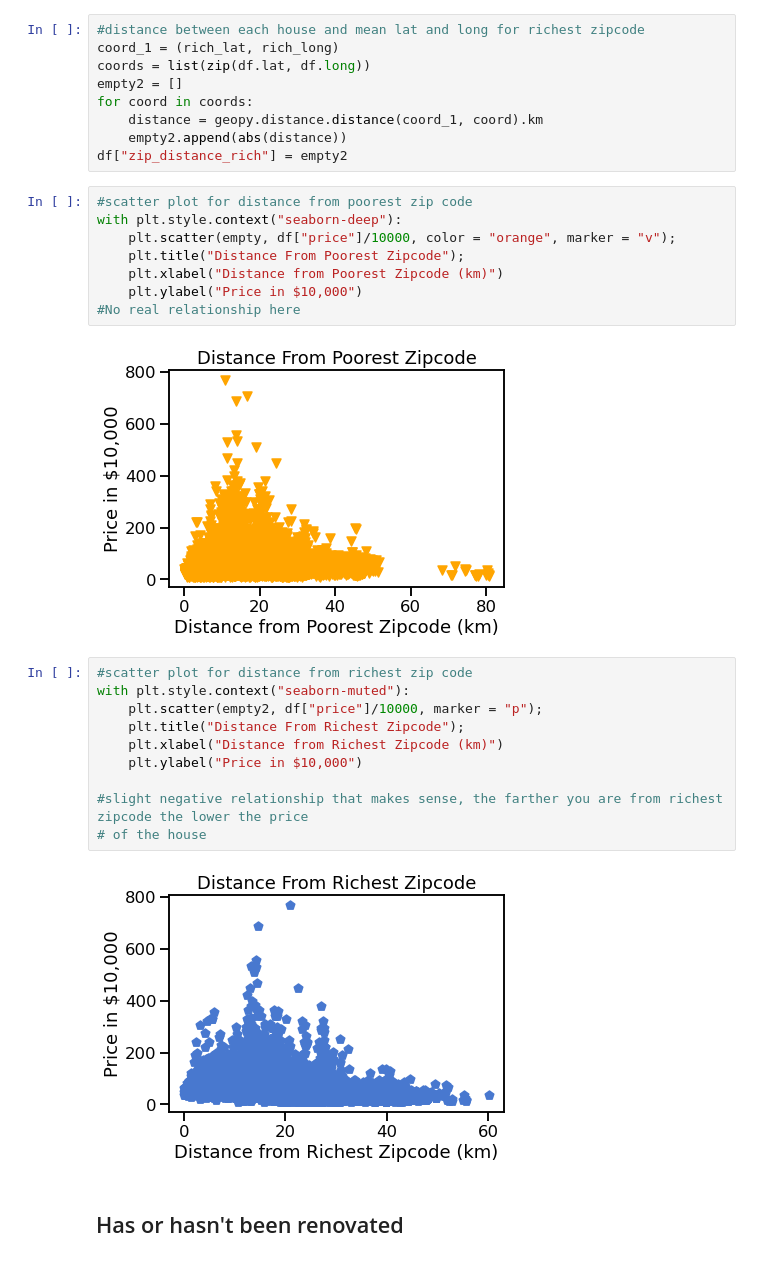
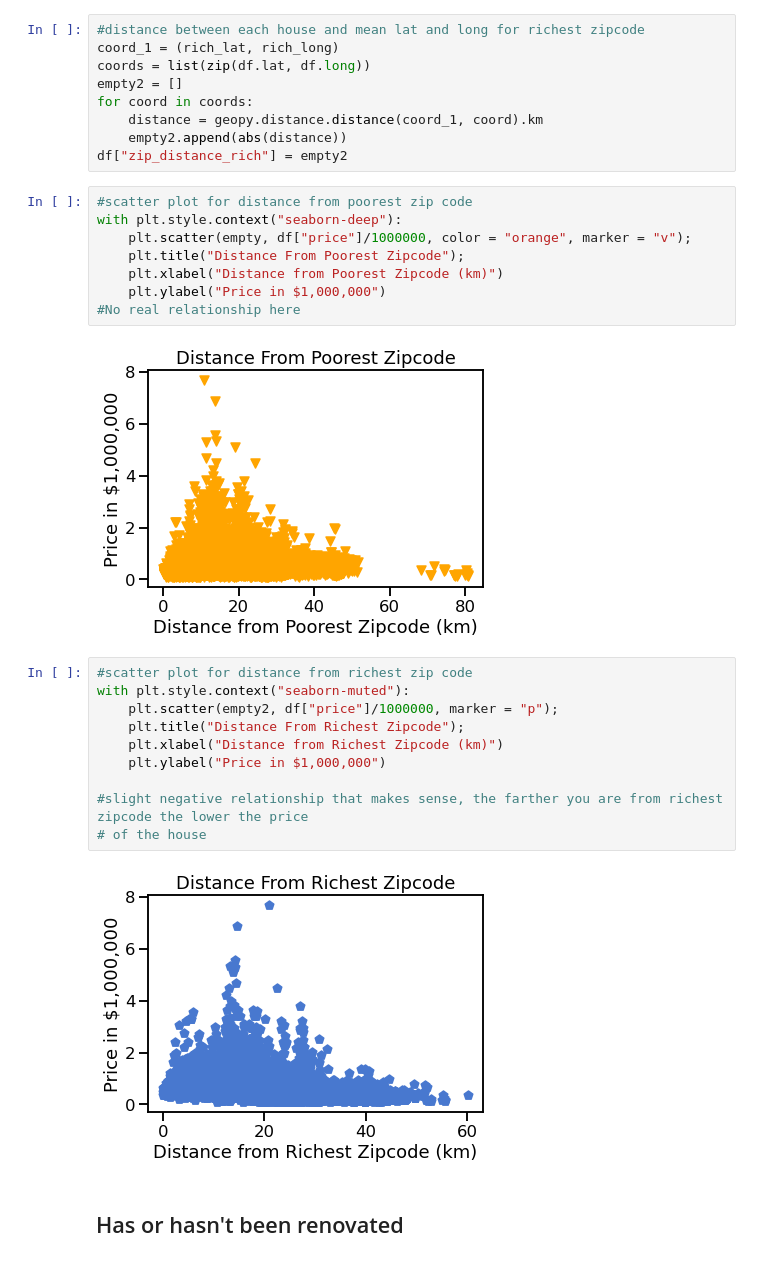
Before and after one commit to mzimmer52/Module-2, a Jupyter notebook: Final Version.ipynb, the cells around one changed output. Cells and saved outputs as stored; diff of their text form.

```diff
--- a/Final Version.ipynb
+++ b/Final Version.ipynb
@@ -239,25 +239,25 @@ df["zip_distance_rich"] = empty2
 # %%
 #scatter plot for distance from poorest zip code
 with plt.style.context("seaborn-deep"):
-    plt.scatter(empty, df["price"]/10000, color = "orange", marker = "v");
+    plt.scatter(empty, df["price"]/1000000, color = "orange", marker = "v");
     plt.title("Distance From Poorest Zipcode");
     plt.xlabel("Distance from Poorest Zipcode (km)")
-    plt.ylabel("Price in $10,000")
+    plt.ylabel("Price in $1,000,000")
 #No real relationship here
 # %% [output]
-[figure, old version]
+[figure, new version]
 # %%
 #scatter plot for distance from richest zip code
 with plt.style.context("seaborn-muted"):
-    plt.scatter(empty2, df["price"]/10000, marker = "p");
+    plt.scatter(empty2, df["price"]/1000000, marker = "p");
     plt.title("Distance From Richest Zipcode");
     plt.xlabel("Distance from Richest Zipcode (km)")
-    plt.ylabel("Price in $10,000")
+    plt.ylabel("Price in $1,000,000")
 
 #slight negative relationship that makes sense, the farther you are from richest zipcode the lower the price
 # of the house
 # %% [output]
-[figure, old version]
+[figure, new version]
 # %% [markdown]
 ## Has or hasn't been renovated
 # %%
```
Also changed, not shown: parts of 30 cells of this notebook, 3 other files.
